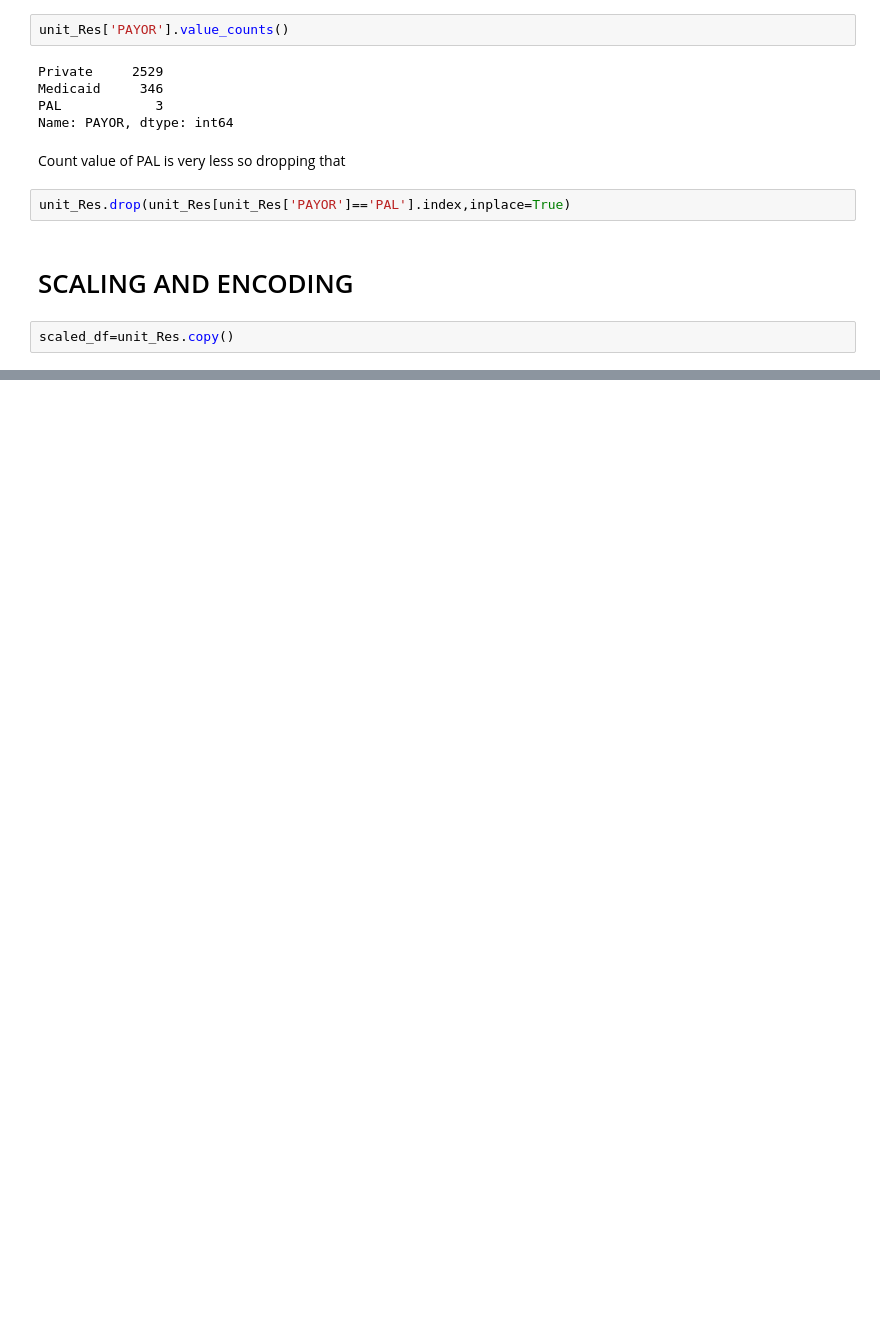
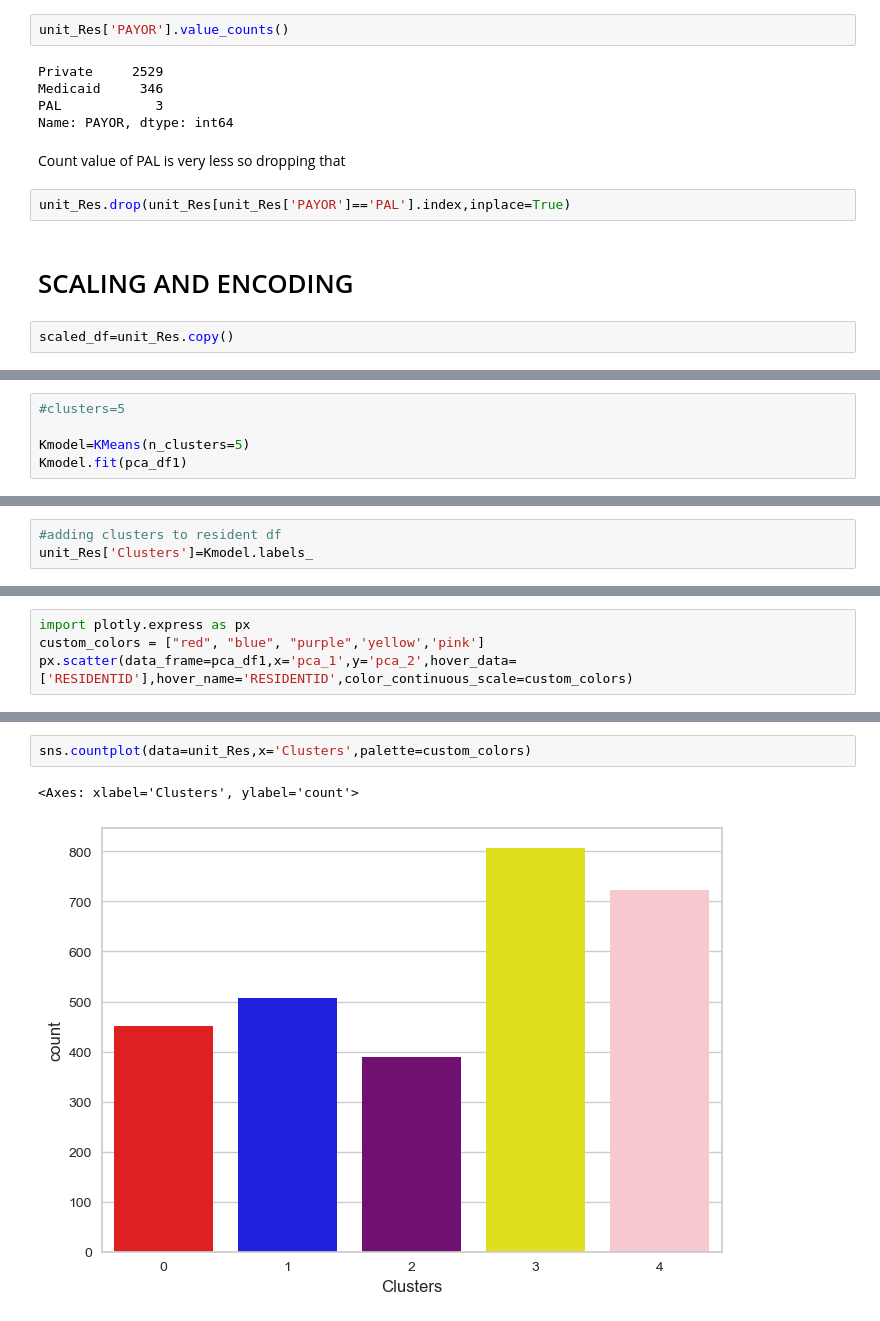
Before and after one commit to iamshubhs/Customer-Segemntation, a Jupyter notebook: KMeans Clustering.ipynb, the cells around one changed output, grey strips where cells are left out. Drawn from its saved outputs; the diff is of its cells as text; blank space fills up the shorter version.

```diff
--- a/KMeans Clustering.ipynb
+++ b/KMeans Clustering.ipynb
@@ -476,0 +558,5 @@ scaled_df
+# %%
+#clusters=5
+
+Kmodel=KMeans(n_clusters=5)
+Kmodel.fit(pca_df1)
@@ -476,0 +569,3 @@ scaled_df
+# %%
+#adding clusters to resident df
+unit_Res['Clusters']=Kmodel.labels_
@@ -476,0 +591,4 @@ scaled_df
+# %%
+import plotly.express as px
+custom_colors = ["red", "blue", "purple",'yellow','pink']
+px.scatter(data_frame=pca_df1,x='pca_1',y='pca_2',hover_data=['RESIDENTID'],hover_name='RESIDENTID',color_continuous_scale=custom_colors)
@@ -476,0 +597,5 @@ scaled_df
+# %%
+sns.countplot(data=unit_Res,x='Clusters',palette=custom_colors)
+# %% [output]
+<Axes: xlabel='Clusters', ylabel='count'>
+[figure, added]
```
Also changed, not shown: parts of 93 cells of this notebook.
